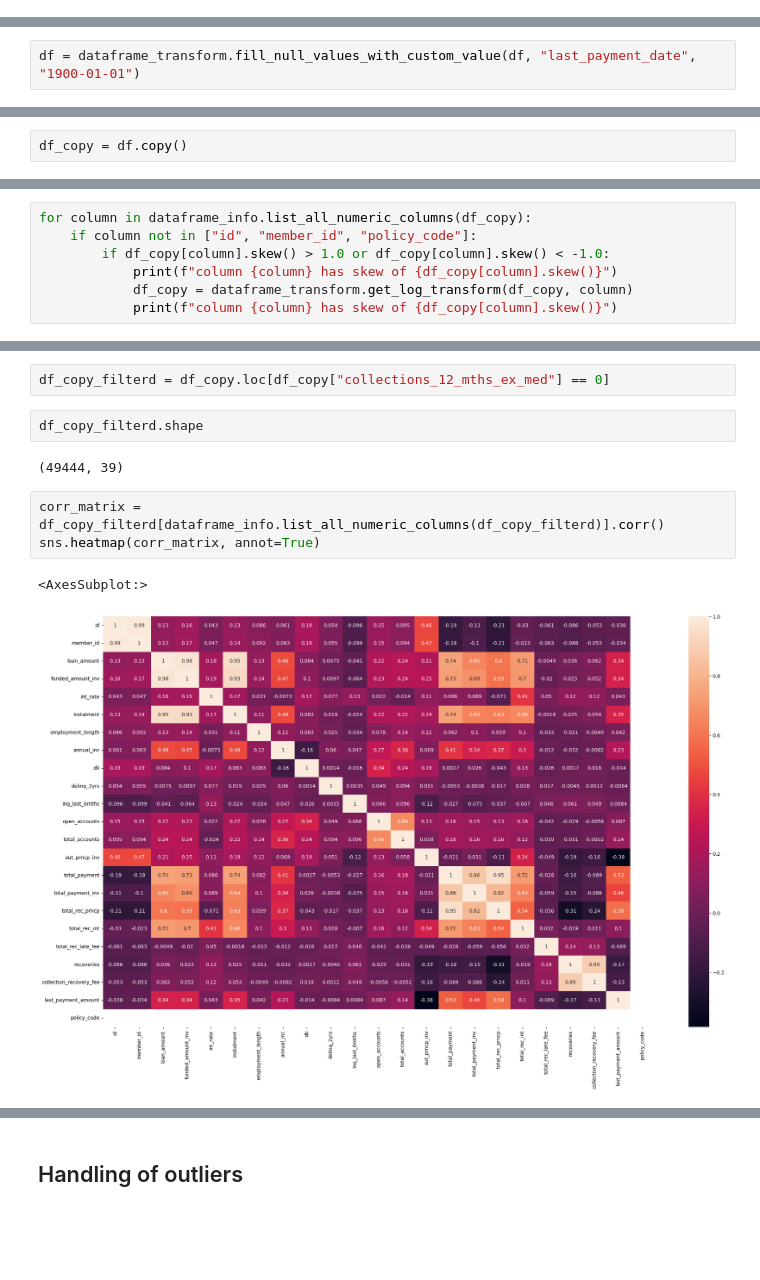
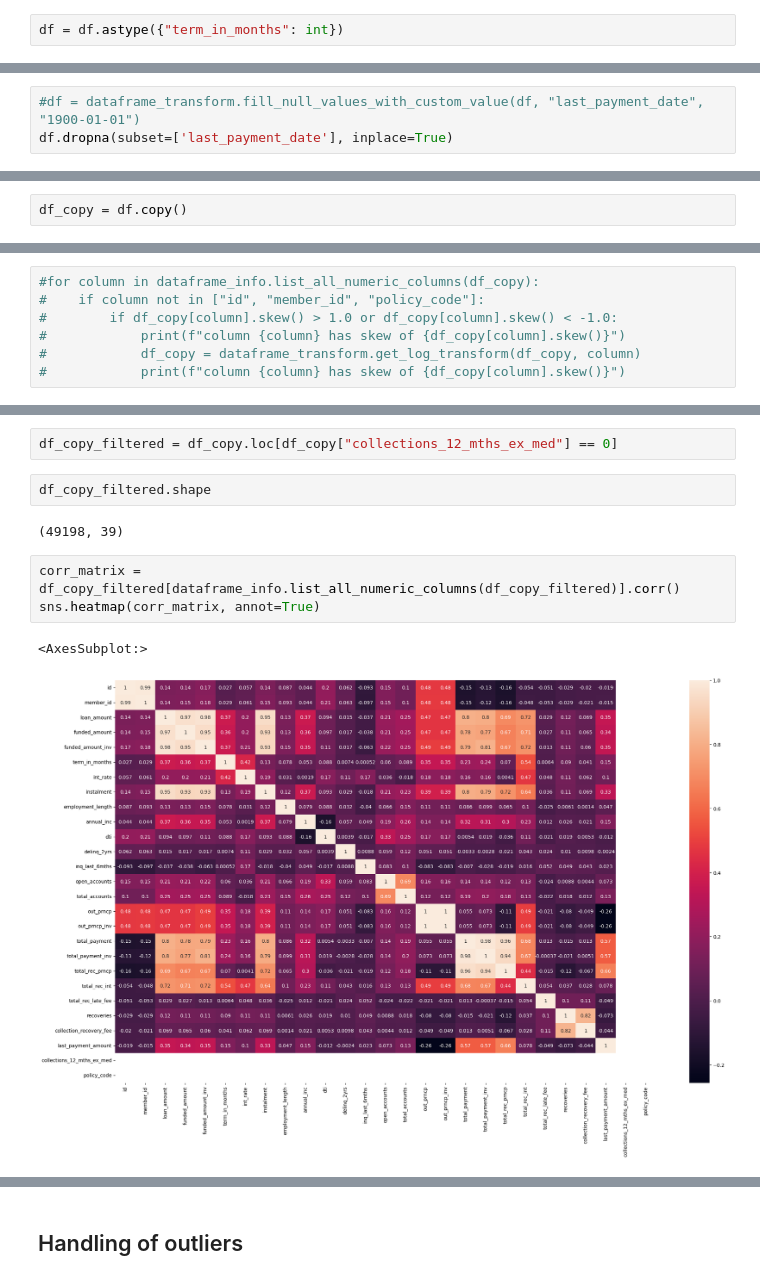
Before and after one commit to abhikmukh/exploratory-data-analysis---customer-loans-in-finance107, a Jupyter notebook: analysis.ipynb, the cells around one changed output, grey strips where cells are left out. Drawn from its saved outputs; the diff is of its cells as text; blank space fills up the shorter version.

```diff
--- a/analysis.ipynb
+++ b/analysis.ipynb
@@ -180,6 +183,8 @@ df["term"].head()
 Name: term, dtype: object
 # %%
 df = df.rename(columns={"term": "term_in_months"})
+# %%
+df = df.astype({"term_in_months": int})
 # %% [markdown]
 We will next look at "int_rate" column. This also seems like normally distributed from the plot above. We will also impute with median values.
 # %%
@@ -293,5 +298,6 @@ We can see that for the rows where the last_payemnt_date is missing the loans ha
 # %%
-df = dataframe_transform.fill_null_values_with_custom_value(df, "last_payment_date", "1900-01-01")
+#df = dataframe_transform.fill_null_values_with_custom_value(df, "last_payment_date", "1900-01-01")
+df.dropna(subset=['last_payment_date'], inplace=True)
 # %%
 df["last_payment_date"].dtypes
 # %% [output]
@@ -392,7 +378,7 @@ dtype: float64
 # %%
-for column in dataframe_info.list_all_numeric_columns(df_copy):
-    if column not in ["id", "member_id", "policy_code"]:
-        if df_copy[column].skew() > 1.0 or df_copy[column].skew() < -1.0:
-            print(f"column {column} has skew of {df_copy[column].skew()}")
-            df_copy = dataframe_transform.get_log_transform(df_copy, column)
-            print(f"column {column} has skew of {df_copy[column].skew()}")
+#for column in dataframe_info.list_all_numeric_columns(df_copy):
+#    if column not in ["id", "member_id", "policy_code"]:
+#        if df_copy[column].skew() > 1.0 or df_copy[column].skew() < -1.0:
+#            print(f"column {column} has skew of {df_copy[column].skew()}")
+#            df_copy = dataframe_transform.get_log_transform(df_copy, column)
+#            print(f"column {column} has skew of {df_copy[column].skew()}")
@@ -432,14 +402,14 @@ df_copy["collections_12_mths_ex_med"].value_counts()
 Name: collections_12_mths_ex_med, dtype: int64
 # %%
-df_copy_filterd = df_copy.loc[df_copy["collections_12_mths_ex_med"] == 0]
+df_copy_filtered = df_copy.loc[df_copy["collections_12_mths_ex_med"] == 0]
 # %%
-df_copy_filterd.shape
+df_copy_filtered.shape
 # %% [output]
-(49444, 39)
+(49198, 39)
 # %%
-corr_matrix = df_copy_filterd[dataframe_info.list_all_numeric_columns(df_copy_filterd)].corr()
+corr_matrix = df_copy_filtered[dataframe_info.list_all_numeric_columns(df_copy_filtered)].corr()
 sns.heatmap(corr_matrix, annot=True)
 # %% [output]
 <AxesSubplot:>
-[figure, old version]
+[figure, new version]
 # %% [markdown]
```
Also changed, not shown: parts of 83 cells of this notebook, 1 other file.
